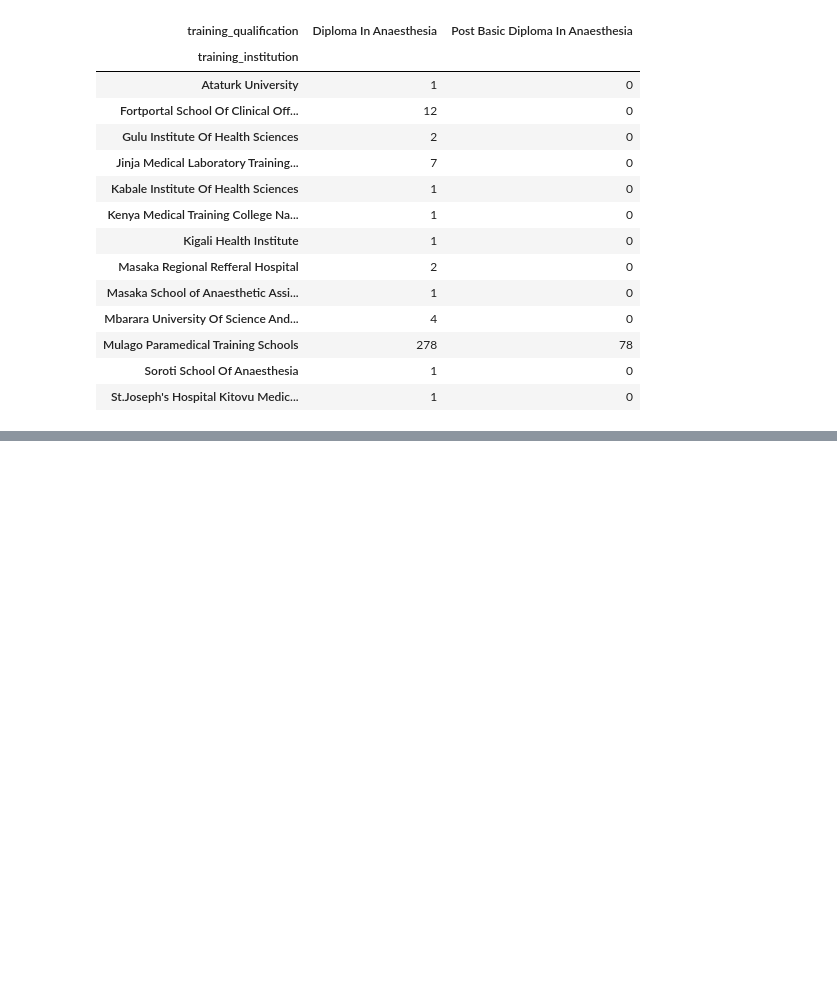
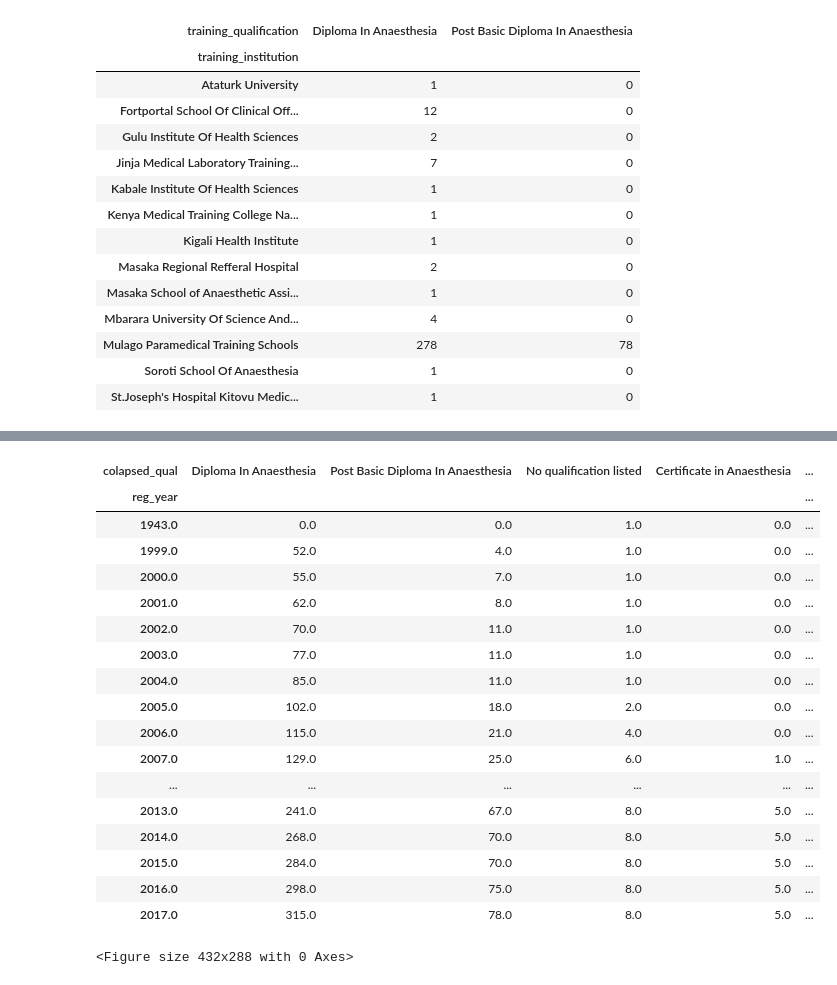
Before and after one commit to alexgoodell/uganda-model, a Jupyter notebook: notebooks/Non-physician anesthesthetist.ipynb, the cells around one changed output, grey strips where cells are left out. Drawn from its saved outputs; the diff is of its cells as text; code cells hidden in the pictures; blank space fills up the shorter version.

```diff
--- a/notebooks/Non-physician anesthesthetist.ipynb
+++ b/notebooks/Non-physician anesthesthetist.ipynb
@@ -137,0 +235,35 @@ pd.crosstab(q.training_qualification,[q.training_institution]).T
+# %%
+# Cumulative registered NPAs assuming no drop-outs (1999-)
+
+plt.clf()
+
+
+adf.loc[:, "dummy"] = 1
+p = pd.pivot_table(adf.reset_index(),
+                   values='dummy',
+                   index=['reg_year'],
+                   columns=['colapsed_qual'],
+                   aggfunc='sum').fillna(0).cumsum()
+# sort
+p = p.T.sort_values(2017, ascending=False).T
+p
+# %% [output]
+| colapsed_qual | Diploma In Anaesthesia | Post Basic Diploma In Anaesthesia | No qualification listed | Certificate in Anaesthesia | ... |
+| reg_year |  |  |  |  | ... |
+| 1943.0 | 0.0 | 0.0 | 1.0 | 0.0 | ... |
+| 1999.0 | 52.0 | 4.0 | 1.0 | 0.0 | ... |
+| 2000.0 | 55.0 | 7.0 | 1.0 | 0.0 | ... |
+| 2001.0 | 62.0 | 8.0 | 1.0 | 0.0 | ... |
+| 2002.0 | 70.0 | 11.0 | 1.0 | 0.0 | ... |
+| 2003.0 | 77.0 | 11.0 | 1.0 | 0.0 | ... |
+| 2004.0 | 85.0 | 11.0 | 1.0 | 0.0 | ... |
+| 2005.0 | 102.0 | 18.0 | 2.0 | 0.0 | ... |
+| 2006.0 | 115.0 | 21.0 | 4.0 | 0.0 | ... |
+| 2007.0 | 129.0 | 25.0 | 6.0 | 1.0 | ... |
+| ... | ... | ... | ... | ... | ... |
+| 2013.0 | 241.0 | 67.0 | 8.0 | 5.0 | ... |
+| 2014.0 | 268.0 | 70.0 | 8.0 | 5.0 | ... |
+| 2015.0 | 284.0 | 70.0 | 8.0 | 5.0 | ... |
+| 2016.0 | 298.0 | 75.0 | 8.0 | 5.0 | ... |
+| 2017.0 | 315.0 | 78.0 | 8.0 | 5.0 | ... |
+<Figure size 432x288 with 0 Axes>
```
Also changed, not shown: parts of 13 cells of this notebook, 1 other file.
